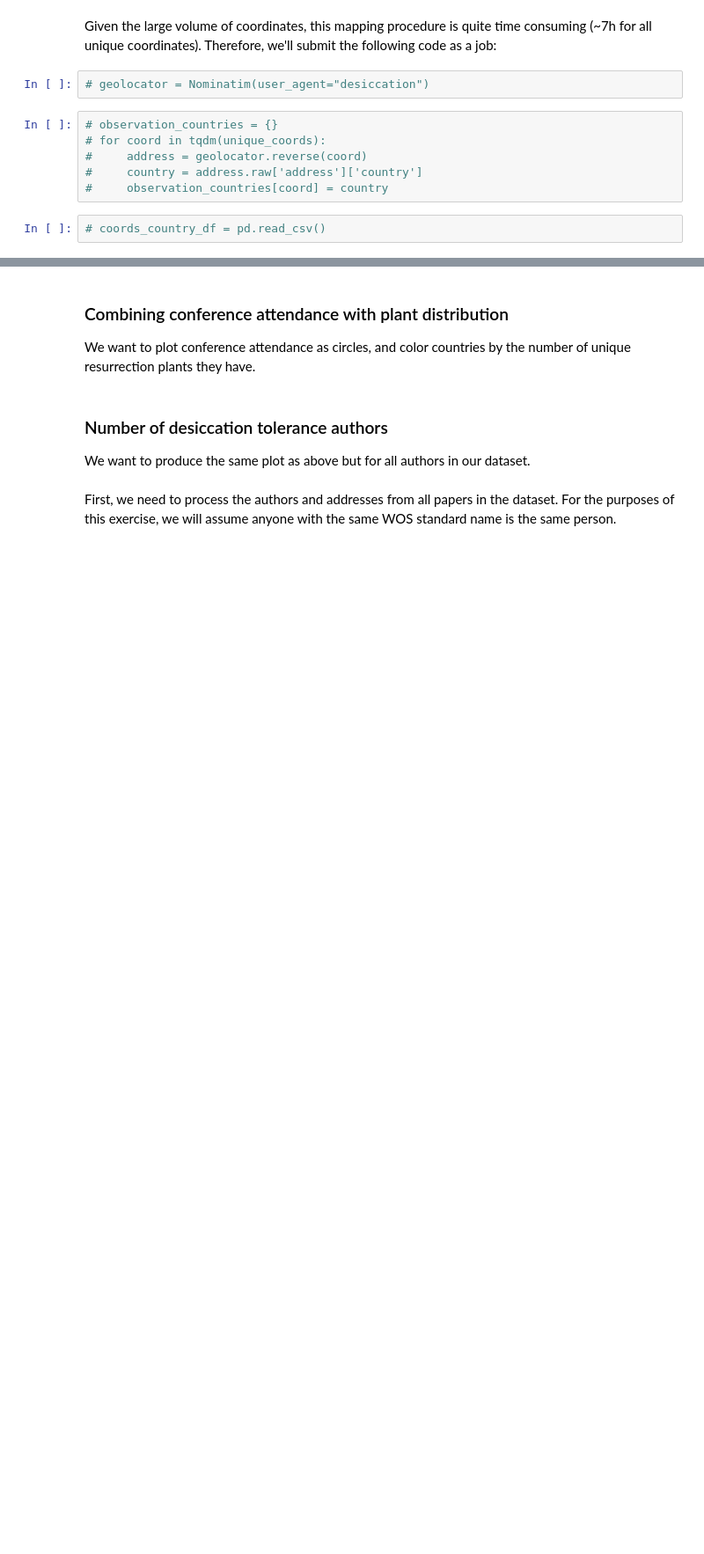
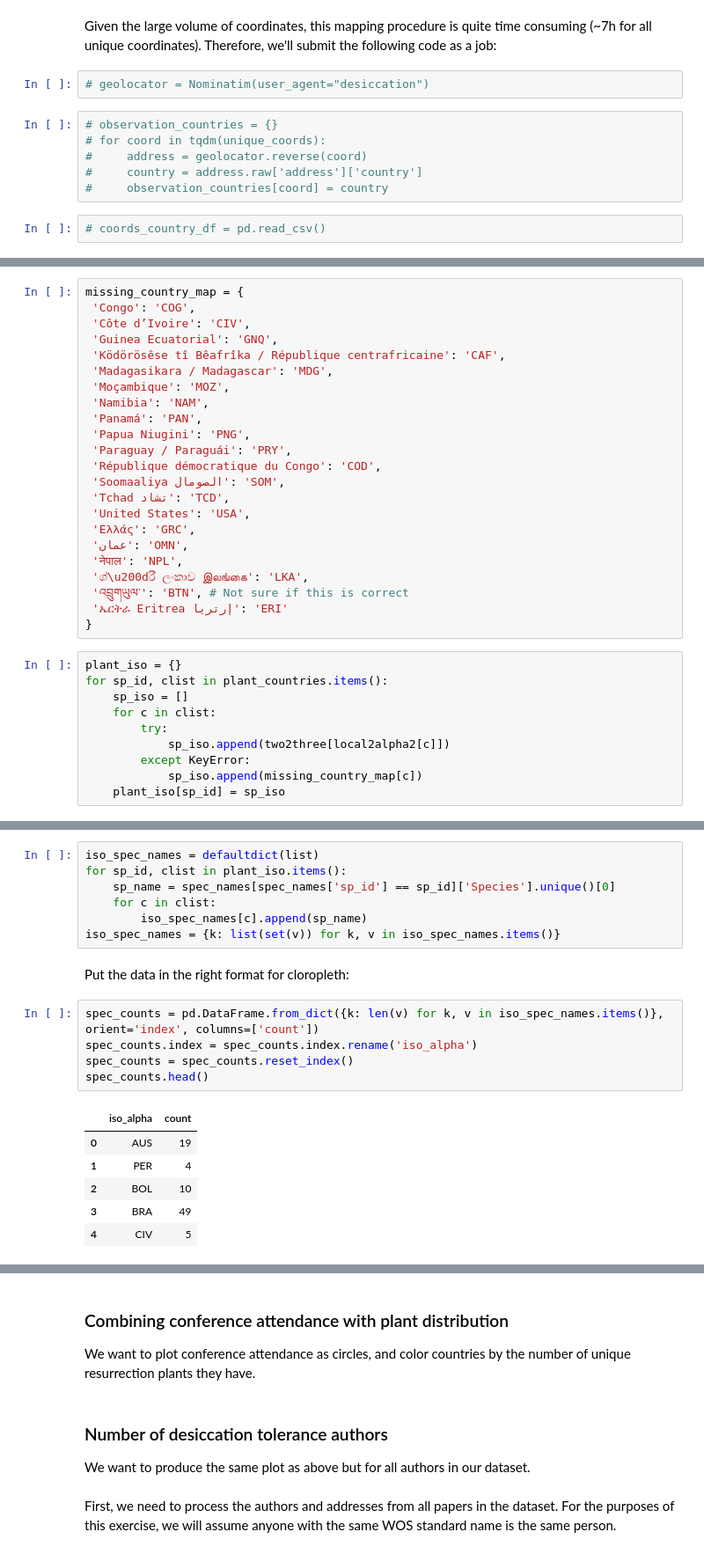
Before and after one commit to serenalotreck/desiccation-network, a Jupyter notebook: notebooks/plant_and_author_distributions.ipynb, the cells around one changed output, grey strips where cells are left out. Shown at 88% size. Cells and saved outputs as stored; diff of their text form; blank space fills up the shorter version.

```diff
--- a/notebooks/plant_and_author_distributions.ipynb
+++ b/notebooks/plant_and_author_distributions.ipynb
@@ -167,0 +241,33 @@ Given the large volume of coordinates, this mapping procedure is quite time cons
+# %%
+missing_country_map = {
+ 'Congo': 'COG',
+ 'Côte d’Ivoire': 'CIV',
+ 'Guinea Ecuatorial': 'GNQ',
+ 'Ködörösêse tî Bêafrîka / République centrafricaine': 'CAF',
+ 'Madagasikara / Madagascar': 'MDG',
+ 'Moçambique': 'MOZ',
+ 'Namibia': 'NAM',
+ 'Panamá': 'PAN',
+ 'Papua Niugini': 'PNG',
+ 'Paraguay / Paraguái': 'PRY',
+ 'République démocratique du Congo': 'COD',
+ 'Soomaaliya الصومال': 'SOM',
+ 'Tchad تشاد': 'TCD',
+ 'United States': 'USA',
+ 'Ελλάς': 'GRC',
+ 'عمان': 'OMN',
+ 'नेपाल': 'NPL',
+ 'ශ්\u200dරී ලංකාව இலங்கை': 'LKA',
+ 'འབྲུགཡུལ་': 'BTN', # Not sure if this is correct
+ 'ኤርትራ Eritrea إرتريا': 'ERI'
+}
+# %%
+plant_iso = {}
+for sp_id, clist in plant_countries.items():
+    sp_iso = []
+    for c in clist:
+        try:
+            sp_iso.append(two2three[local2alpha2[c]])
+        except KeyError:
+            sp_iso.append(missing_country_map[c])
+    plant_iso[sp_id] = sp_iso
@@ -167,0 +276,21 @@ Given the large volume of coordinates, this mapping procedure is quite time cons
+# %%
+iso_spec_names = defaultdict(list)
+for sp_id, clist in plant_iso.items():
+    sp_name = spec_names[spec_names['sp_id'] == sp_id]['Species'].unique()[0]
+    for c in clist:
+        iso_spec_names[c].append(sp_name)
+iso_spec_names = {k: list(set(v)) for k, v in iso_spec_names.items()}
+# %% [markdown]
+Put the data in the right format for cloropleth:
+# %%
+spec_counts = pd.DataFrame.from_dict({k: len(v) for k, v in iso_spec_names.items()}, orient='index', columns=['count'])
+spec_counts.index = spec_counts.index.rename('iso_alpha')
+spec_counts = spec_counts.reset_index()
+spec_counts.head()
+# %% [output]
+|  | iso_alpha | count |
+| 0 | AUS | 19 |
+| 1 | PER | 4 |
+| 2 | BOL | 10 |
+| 3 | BRA | 49 |
+| 4 | CIV | 5 |
```
Also changed, not shown: parts of 49 cells of this notebook, 1 other file.
